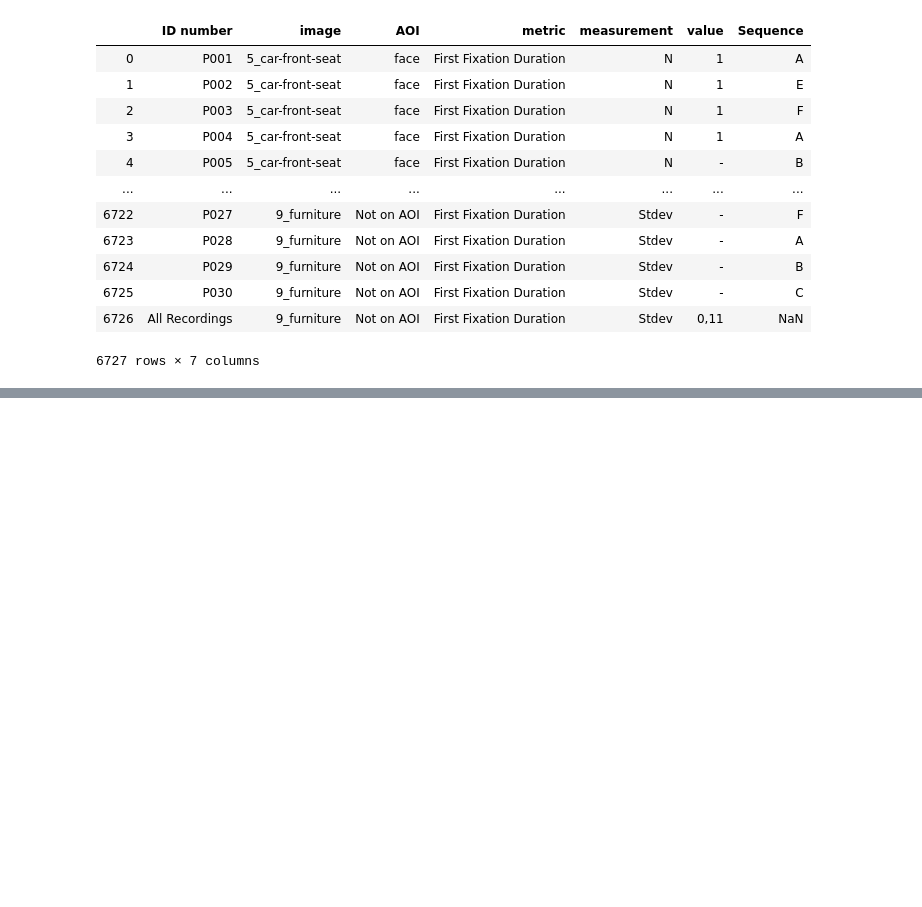
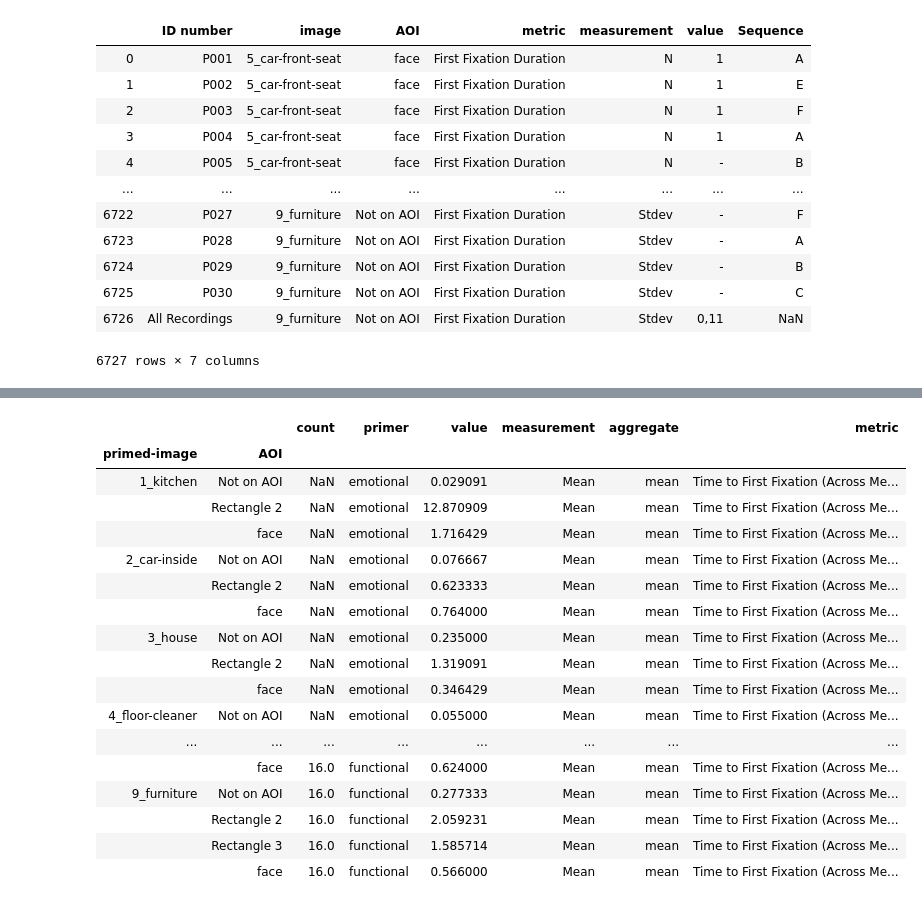
Before and after one commit to sallyi/eyetracking-cogsci-3, a Jupyter notebook: eyetracking-analysis.ipynb, the cells around one changed output, grey strips where cells are left out. Cells and saved outputs as stored; diff of their text form; code cells hidden in the pictures; blank space fills up the shorter version.

```diff
--- a/eyetracking-analysis.ipynb
+++ b/eyetracking-analysis.ipynb
@@ -106,7 +106,8 @@ subjects_df
 def get_image_name(x):
     match = re.match(r"(.+\.png)", x)
     if match is not None:
-        return '_'.join(match.group(0).split('.')[0].split('_')[1:])
+        #print(match.group(0))
+        return '_'.join(match.group(0).split('.')[0].split('_')[2:])
     return None
 
 def get_aoi_name(x):
@@ -187,5 +347,0 @@ sequence_order_primer_type_df
-# %%
-aoi_data_with_primers_df = pd.merge(sequence_order_primer_type_df, first_fixation_dur_seq_df, left_on=[
-         'Sequence name/ Order', 'primed-image'], right_on=['Sequence','image'])
-#aoi_data_with_primers_df[aoi_data_with_primers_df.image == '3_house'] .to_csv('test_results.csv') # test output
-aoi_data_with_primers_df[aoi_data_with_primers_df['primer-type'] == 'functional']
@@ -221,0 +348,87 @@ aoi_data_with_primers_df[aoi_data_with_primers_df['primer-type'] == 'emotional']
+# %%
+def analyze_measture(measure_name, measurement):
+    tobii_measure_df = pd.read_csv(
+        'summary-stats/{}.txt'.format(measure_name), delimiter='\t')
+    tobii_measure_df = tobii_measure_df.melt(
+        id_vars=tobii_measure_df.columns[0])
+    tobii_measure_df = tobii_measure_df.rename(
+        columns={"Unnamed: 0": "ID number"})
+    tobii_measure_df['metric'] = measure_name
+    tobii_measure_df['image_AOI_measure'] = tobii_measure_df[[
+        'metric', 'variable']].apply(lambda x: re.sub(x[0]+'_', '', x[1]), axis=1)
+    tobii_measure_df['image'] = tobii_measure_df['image_AOI_measure'].apply(
+        get_image_name)
+    tobii_measure_df['AOI'] = tobii_measure_df['image_AOI_measure'].apply(
+        lambda x: x.split("_")[-2])
+    tobii_measure_df['measurement'] = tobii_measure_df['image_AOI_measure'].apply(
+        lambda x: x.split("_")[-1])
+    # return tobii_measure_df
+    analysis_columns = ['ID number', 'image', 'AOI',
+                        'metric', 'measurement', 'value', 'Sequence']
+    tobii_measure_seq_df = tobii_measure_df.join(subjects_df.set_index(
+        "ID number"), on="ID number", rsuffix='_subject')[analysis_columns]
+    tobii_measure_seq_df.to_csv('test_results.csv')
+    # return tobii_measure_seq_df
+    #return sequence_order_primer_type_df, tobii_measure_df
+    aoi_data_with_primers_df = pd.merge(sequence_order_primer_type_df, tobii_measure_seq_df, left_on=[
+        'Sequence name/ Order', 'primed-image'], right_on=['Sequence', 'image']).rename(columns={'value_y': 'value',
+                                                                                                 'value_x': 'primer-image-name'})
+    #return tobii_measure_seq_df, aoi_data_with_primers_df
+    def clean_val(x):
+        if isinstance(x, int):
+            return x
+        if x == '-':
+            return None
+        if ',' in x:
+            return float(re.sub(',', '.', x))
+        return float(x)
+
+    aoi_data_with_primers_df.value = aoi_data_with_primers_df.value.apply(
+        clean_val)
+    #return aoi_data_with_primers_df
+    emo_primers= aoi_data_with_primers_df[aoi_data_with_primers_df['primer-type'] == 'emotional']
+    funct_primers= aoi_data_with_primers_df[aoi_data_with_primers_df['primer-type'] == 'functional']
+
+    gb_cols= ['primed-image', 'AOI']
+    func_primers_gb_agg= funct_primers[funct_primers['measurement'] == measurement].groupby(
+        gb_cols).agg({'image': 'size', 'value': 'mean'}).rename(columns={'image': 'count'})
+    func_primers_gb_agg['primer']= 'functional'
+    func_primers_gb_agg
+
+    emo_primers_gb_agg= emo_primers[emo_primers['measurement'] == measurement].groupby(
+        gb_cols).mean()
+    emo_primers_gb_agg['primer']= 'emotional'
+    aggregate_scores_both_primers= emo_primers_gb_agg.append(
+        func_primers_gb_agg)
+    aggregate_scores_both_primers['measurement']= measurement
+    aggregate_scores_both_primers['aggregate']= measurement.lower()
+    aggregate_scores_both_primers['metric']= measure_name
+
+    emo_primers[emo_primers['measurement'] ==
+                'Mean'].groupby('primed-image').count()
+
+    emo_primers[emo_primers['measurement'] ==
+                'Mean'].groupby('primed-image').mean()
+    return aggregate_scores_both_primers
+
+primers = analyze_measture('Time to First Fixation (Across Media)', 'Mean')
+primers
+# %% [output]
+|  |  | count | primer | value | measurement | aggregate | metric |
+| primed-image | AOI |  |  |  |  |  |  |
+| 1_kitchen | Not on AOI | NaN | emotional | 0.029091 | Mean | mean | Time to First Fixation (Across Me... |
+|  | Rectangle 2 | NaN | emotional | 12.870909 | Mean | mean | Time to First Fixation (Across Me... |
+|  | face | NaN | emotional | 1.716429 | Mean | mean | Time to First Fixation (Across Me... |
+| 2_car-inside | Not on AOI | NaN | emotional | 0.076667 | Mean | mean | Time to First Fixation (Across Me... |
+|  | Rectangle 2 | NaN | emotional | 0.623333 | Mean | mean | Time to First Fixation (Across Me... |
+|  | face | NaN | emotional | 0.764000 | Mean | mean | Time to First Fixation (Across Me... |
+| 3_house | Not on AOI | NaN | emotional | 0.235000 | Mean | mean | Time to First Fixation (Across Me... |
+|  | Rectangle 2 | NaN | emotional | 1.319091 | Mean | mean | Time to First Fixation (Across Me... |
+|  | face | NaN | emotional | 0.346429 | Mean | mean | Time to First Fixation (Across Me... |
+| 4_floor-cleaner | Not on AOI | NaN | emotional | 0.055000 | Mean | mean | Time to First Fixation (Across Me... |
+| ... | ... | ... | ... | ... | ... | ... | ... |
+|  | face | 16.0 | functional | 0.624000 | Mean | mean | Time to First Fixation (Across Me... |
+| 9_furniture | Not on AOI | 16.0 | functional | 0.277333 | Mean | mean | Time to First Fixation (Across Me... |
+|  | Rectangle 2 | 16.0 | functional | 2.059231 | Mean | mean | Time to First Fixation (Across Me... |
+|  | Rectangle 3 | 16.0 | functional | 1.585714 | Mean | mean | Time to First Fixation (Across Me... |
+|  | face | 16.0 | functional | 0.566000 | Mean | mean | Time to First Fixation (Across Me... |
```
Also changed, not shown: parts of 16 cells of this notebook.
